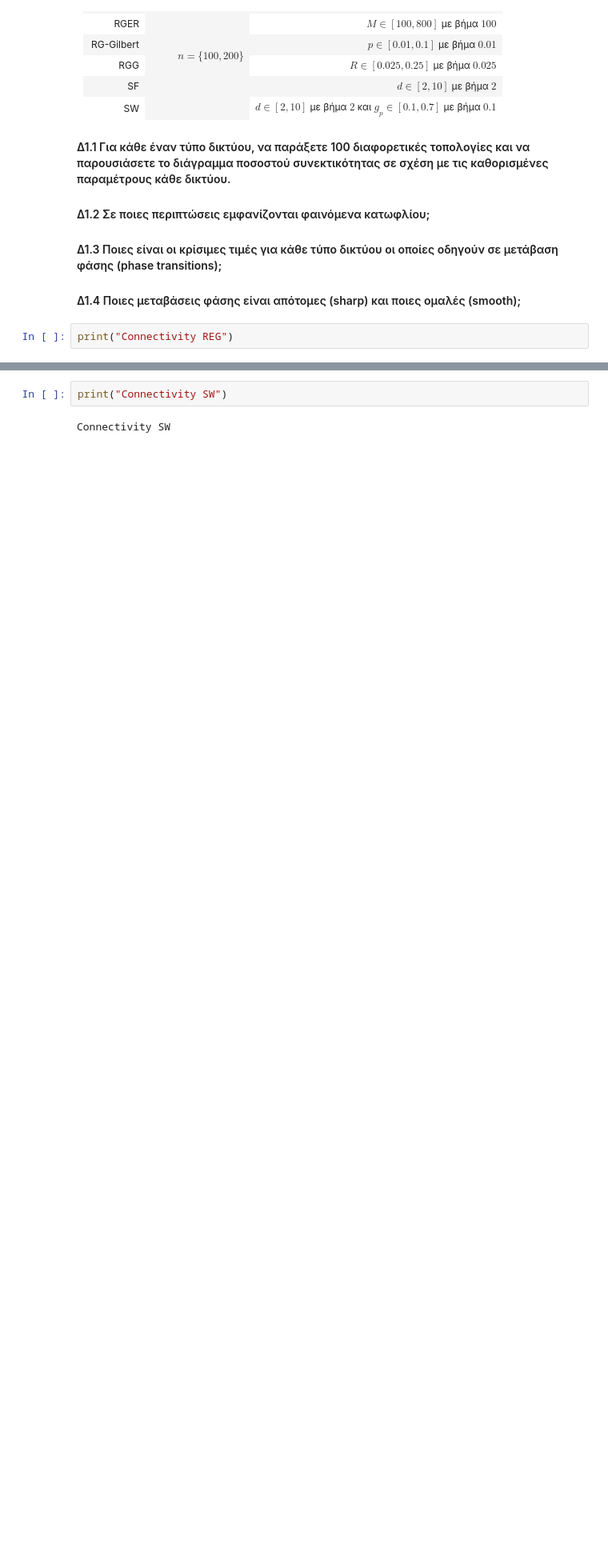
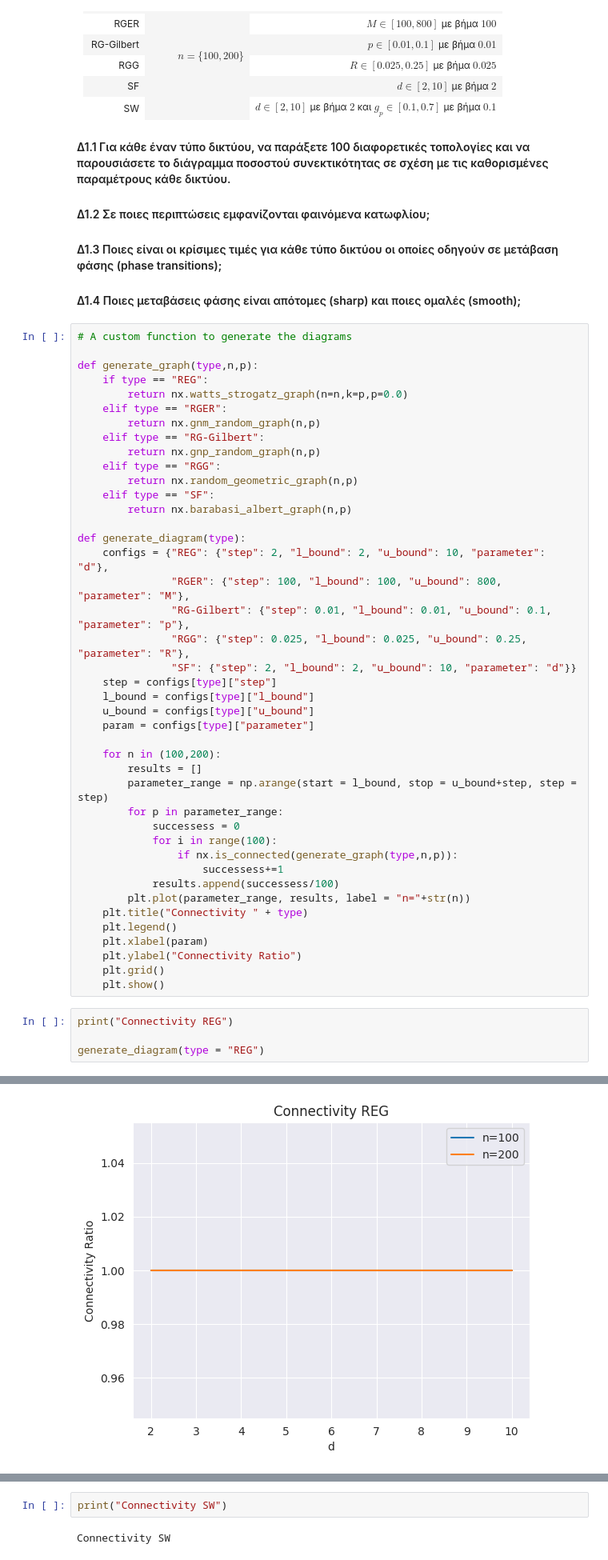
Before and after one commit to ChrisNick92/SocialNetworkAnalysis, a Jupyter notebook: project1/christosnikou_03400146.ipynb, the cells around one changed output, grey strips where cells are left out. Shown at 80% size. Drawn from its saved outputs; the diff is of its cells as text; blank space fills up the shorter version.

```diff
--- a/project1/christosnikou_03400146.ipynb
+++ b/project1/christosnikou_03400146.ipynb
@@ -790,9 +790,54 @@ plt.show()
 #### Δ1.2 Σε ποιες περιπτώσεις εμφανίζονται φαινόμενα κατωφλίου;
 #### Δ1.3 Ποιες είναι οι κρίσιμες τιμές για κάθε τύπο δικτύου οι οποίες οδηγούν σε μετάβαση φάσης (phase transitions);
 #### Δ1.4 Ποιες μεταβάσεις φάσης είναι απότομες (sharp) και ποιες ομαλές (smooth);
+# %%
+# A custom function to generate the diagrams
+
+def generate_graph(type,n,p):
+    if type == "REG":
+        return nx.watts_strogatz_graph(n=n,k=p,p=0.0)
+    elif type == "RGER":
+        return nx.gnm_random_graph(n,p)
+    elif type == "RG-Gilbert":
+        return nx.gnp_random_graph(n,p)
+    elif type == "RGG":
+        return nx.random_geometric_graph(n,p)
+    elif type == "SF":
+        return nx.barabasi_albert_graph(n,p)
+
+def generate_diagram(type):
+    configs = {"REG": {"step": 2, "l_bound": 2, "u_bound": 10, "parameter": "d"},
+               "RGER": {"step": 100, "l_bound": 100, "u_bound": 800, "parameter": "M"},
+               "RG-Gilbert": {"step": 0.01, "l_bound": 0.01, "u_bound": 0.1, "parameter": "p"},
+               "RGG": {"step": 0.025, "l_bound": 0.025, "u_bound": 0.25, "parameter": "R"},
+               "SF": {"step": 2, "l_bound": 2, "u_bound": 10, "parameter": "d"}}
+    step = configs[type]["step"]
+    l_bound = configs[type]["l_bound"]
+    u_bound = configs[type]["u_bound"]
+    param = configs[type]["parameter"]
+
+    for n in (100,200):
+        results = []
+        parameter_range = np.arange(start = l_bound, stop = u_bound+step, step = step)
+        for p in parameter_range:
+            successess = 0
+            for i in range(100):
+                if nx.is_connected(generate_graph(type,n,p)):
+                    successess+=1
+            results.append(successess/100)
+        plt.plot(parameter_range, results, label = "n="+str(n))
+    plt.title("Connectivity " + type)
+    plt.legend()
+    plt.xlabel(param)
+    plt.ylabel("Connectivity Ratio")
+    plt.grid()
+    plt.show()
 # %%
 print("Connectivity REG")
+
+generate_diagram(type = "REG")
 # %% [output]
 Connectivity REG
+[figure, added]
 # %%
 print("Connectivity RG Erdos-Renyi")
```
Also changed, not shown: parts of 5 cells of this notebook.
